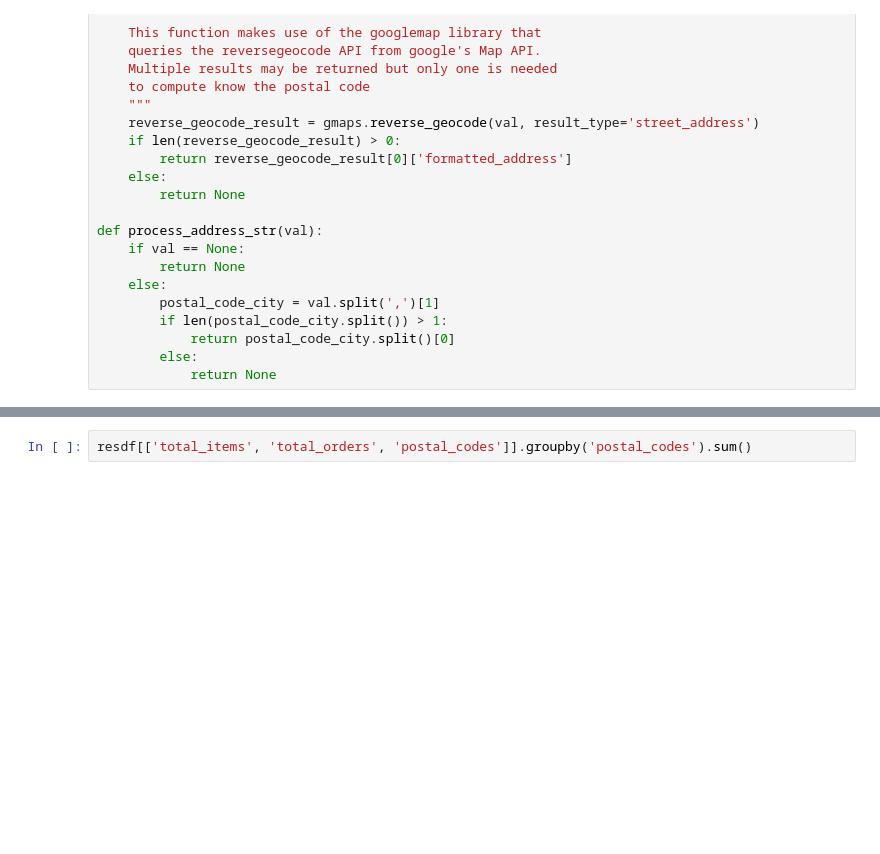
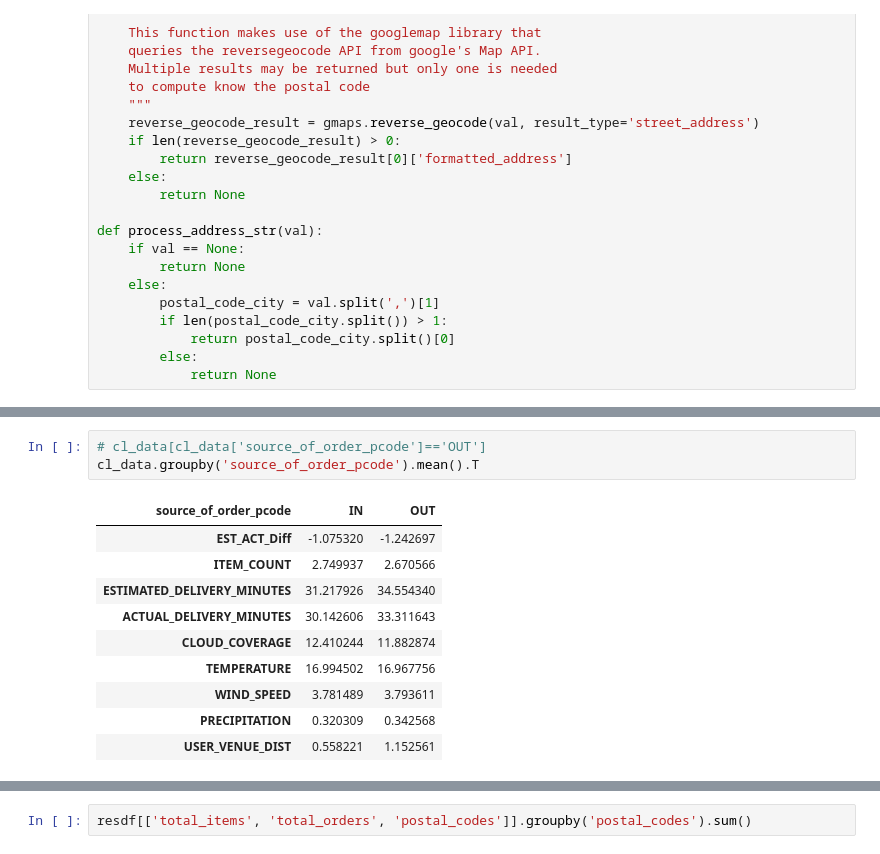
Before and after one commit to dmuiruri/woltorders, a Jupyter notebook: WoltProject.ipynb, the cells around one changed output, grey strips where cells are left out. Cells and saved outputs as stored; diff of their text form; blank space fills up the shorter version.

Commit message:
Added classification table

```diff
--- a/WoltProject.ipynb
+++ b/WoltProject.ipynb
@@ -851,0 +803,14 @@ N/A
+# %%
+# cl_data[cl_data['source_of_order_pcode']=='OUT']
+cl_data.groupby('source_of_order_pcode').mean().T
+# %% [output]
+| source_of_order_pcode | IN | OUT |
+| EST_ACT_Diff | -1.075320 | -1.242697 |
+| ITEM_COUNT | 2.749937 | 2.670566 |
+| ESTIMATED_DELIVERY_MINUTES | 31.217926 | 34.554340 |
+| ACTUAL_DELIVERY_MINUTES | 30.142606 | 33.311643 |
+| CLOUD_COVERAGE | 12.410244 | 11.882874 |
+| TEMPERATURE | 16.994502 | 16.967756 |
+| WIND_SPEED | 3.781489 | 3.793611 |
+| PRECIPITATION | 0.320309 | 0.342568 |
+| USER_VENUE_DIST | 0.558221 | 1.152561 |
```
Also changed, not shown: parts of 67 cells of this notebook, 1 other file.
